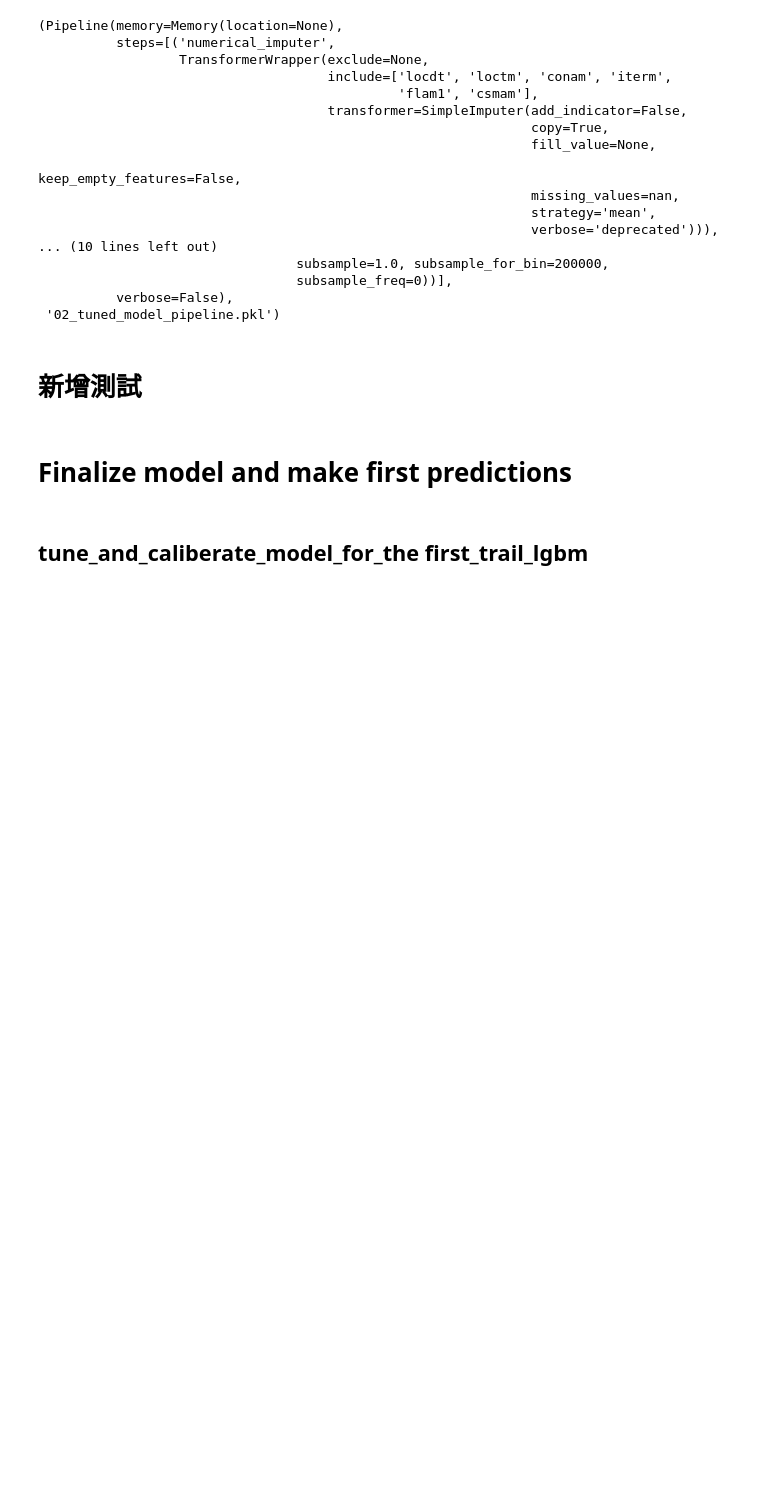
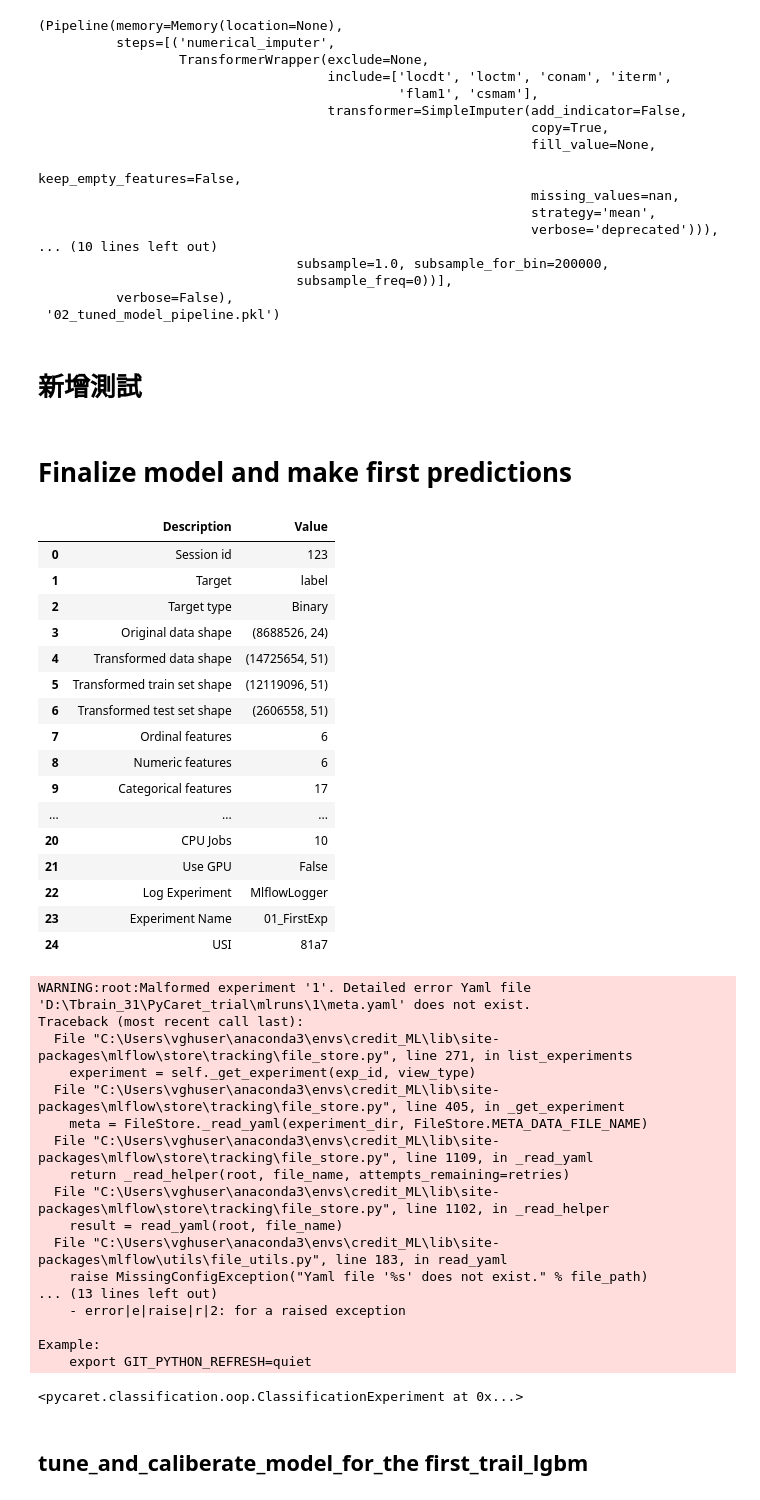
Before and after one commit to chun-yu-L/Credit-Card-Fraud-Prediction-2023, a Jupyter notebook: PyCaret_trial.ipynb, the cells around one changed output. Drawn from its saved outputs; the diff is of its cells as text; code cells hidden in the pictures; blank space fills up the shorter version.

Commit message:
AutoML run trial

```diff
--- a/PyCaret_trial.ipynb
+++ b/PyCaret_trial.ipynb
@@ -256,8 +256,8 @@ Transformation Pipeline and Model Successfully Saved
 # %%
 import pandas as pd
 
-public_df = pd.read_csv('D:Tbrain_31/dataset_1st/public_processed.csv')
-train_df = pd.read_csv('D:Tbrain_31/dataset_1st/training.csv')
+public_df = pd.read_csv('/Tbrain_31/dataset_1st/public_processed.csv')
+train_df = pd.read_csv('/Tbrain_31/dataset_1st/training.csv')
 ### 保留 txkey 欄位最後上傳用
 final_df = public_df[['txkey']]
 
@@ -308,33 +308,69 @@ for column in columns_to_fill:
 # stscd(狀態碼)幾乎全部都是缺失值，也應該不是重要特徵，先就刪掉這欄
 train_df.drop('stscd', axis=1, inplace=True)
 
 ### 移除不必要的column
 
 ## 檢查txkey是否只包含唯一值
 #uni_txkey = train_df['txkey'].value_counts().reset_index()
 #print(uni_txkey.loc[uni_txkey['count'] != 1])
 
 # txkey全部都是唯一資料，刪除不用
 train_df.drop('txkey', axis=1, inplace=True)
 
 # label轉成數值，不轉會出現error
 train_df['label'] = train_df['label'].astype('int64')
 
 # import ClassificationExperiment and init the class
 from pycaret.classification import ClassificationExperiment
 exp = ClassificationExperiment()
 
 categorical_feature = [col for col in train_df.columns if train_df[col].dtype == 'category' and col != 'label']
 #print(categorical_feature)
 #print('Number of categorical feature:', len(categorical_feature))
 
 # init setup on exp
 exp.setup(train_df, target='label',
           fix_imbalance=True, fix_imbalance_method='RandomOverSampler',
           n_jobs=10,
           fold=5,
           log_experiment=True, experiment_name='01_FirstExp',
           session_id=123)
+# %% [output]
+|  | Description | Value |
+| 0 | Session id | 123 |
+| 1 | Target | label |
+| 2 | Target type | Binary |
+| 3 | Original data shape | (8688526, 24) |
+| 4 | Transformed data shape | (14725654, 51) |
+| 5 | Transformed train set shape | (12119096, 51) |
+| 6 | Transformed test set shape | (2606558, 51) |
+| 7 | Ordinal features | 6 |
+| 8 | Numeric features | 6 |
+| 9 | Categorical features | 17 |
+| ... | ... | ... |
+| 20 | CPU Jobs | 10 |
+| 21 | Use GPU | False |
+| 22 | Log Experiment | MlflowLogger |
+| 23 | Experiment Name | 01_FirstExp |
+| 24 | USI | 81a7 |
+WARNING:root:Malformed experiment '1'. Detailed error Yaml file 'D:\Tbrain_31\PyCaret_trial\mlruns\1\meta.yaml' does not exist.
+Traceback (most recent call last):
+  File "C:\Users\vghuser\anaconda3\envs\credit_ML\lib\site-packages\mlflow\store\tracking\file_store.py", line 271, in list_experiments
+    experiment = self._get_experiment(exp_id, view_type)
+  File "C:\Users\vghuser\anaconda3\envs\credit_ML\lib\site-packages\mlflow\store\tracking\file_store.py", line 405, in _get_experiment
+    meta = FileStore._read_yaml(experiment_dir, FileStore.META_DATA_FILE_NAME)
+  File "C:\Users\vghuser\anaconda3\envs\credit_ML\lib\site-packages\mlflow\store\tracking\file_store.py", line 1109, in _read_yaml
+    return _read_helper(root, file_name, attempts_remaining=retries)
+  File "C:\Users\vghuser\anaconda3\envs\credit_ML\lib\site-packages\mlflow\store\tracking\file_store.py", line 1102, in _read_helper
+    result = read_yaml(root, file_name)
+  File "C:\Users\vghuser\anaconda3\envs\credit_ML\lib\site-packages\mlflow\utils\file_utils.py", line 183, in read_yaml
+    raise MissingConfigException("Yaml file '%s' does not exist." % file_path)
+... (13 lines left out)
+    - error|e|raise|r|2: for a raised exception
+
+Example:
+    export GIT_PYTHON_REFRESH=quiet
+<pycaret.classification.oop.ClassificationExperiment at 0x...>
 # %% [markdown]
 ## tune_and_caliberate_model_for_the first_trail_lgbm
 # %%
```
Also changed, not shown: parts of 8 cells of this notebook.
